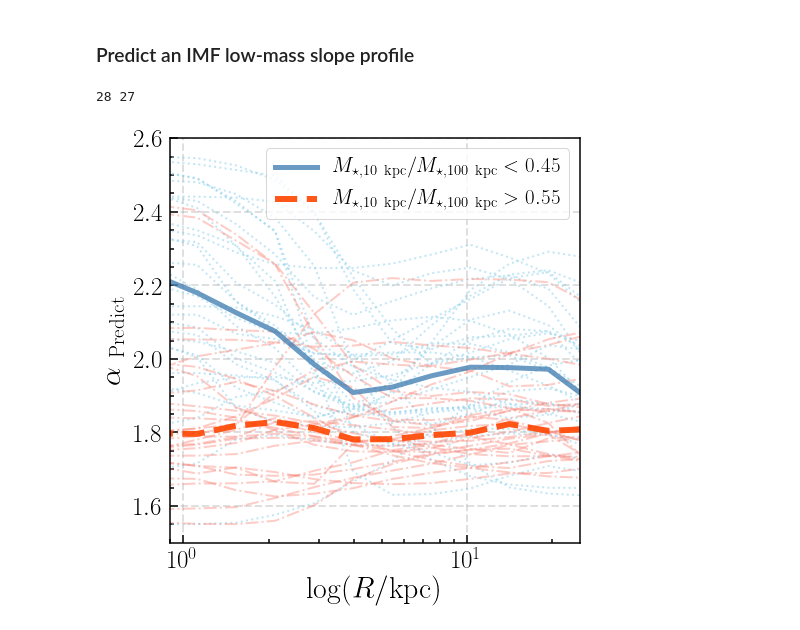
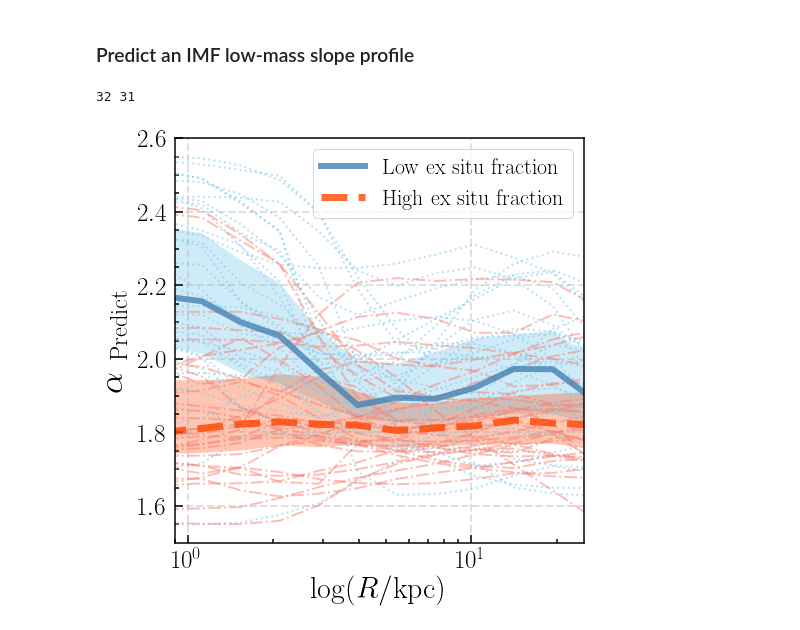
Before and after one commit to dr-guangtou/riker, a Jupyter notebook: demo/tng_m100_m10_exsitu.ipynb, the cells around one changed output. Saved outputs shown, nothing was run; the diff lists cells and outputs as text; code cells hidden in the pictures.

Commit message:
New figure with uncertainty range"

```diff
--- a/demo/tng_m100_m10_exsitu.ipynb
+++ b/demo/tng_m100_m10_exsitu.ipynb
@@ -382,45 +382,70 @@ def predict_imf_alpha(gal, alpha_ins=2.6, alpha_exs=1.5,
 
     return alpha_prof
 # %%
-exsitu_low = exsitu_use[exsitu_use['fmass_10'] > 0.55]
-exsitu_upp = exsitu_use[exsitu_use['fmass_10'] < 0.45]
+exsitu_low = exsitu_use[exsitu_use['fmass_10'] > 0.54]
+exsitu_upp = exsitu_use[exsitu_use['fmass_10'] < 0.46]
 
 print(len(exsitu_low), len(exsitu_upp))
 # %% [output]
-28 27
+32 31
 # %%
-exsitu_low_alpha = np.median([predict_imf_alpha(gal) for gal in exsitu_low], axis=0)
-exsitu_upp_alpha = np.median([predict_imf_alpha(gal) for gal in exsitu_upp], axis=0)
+import itertools
+
+low_profiles = []
+upp_profiles = []
+
+for _ in itertools.repeat(None, 2000):
+    low_profiles.append(
+        np.median([predict_imf_alpha(gal) for gal in np.random.choice(exsitu_low, 4)], axis=0)
+    )
+
+    upp_profiles.append(
+        np.median([predict_imf_alpha(gal) for gal in np.random.choice(exsitu_upp, 4)], axis=0)
+    )
+# %%
+exsitu_low_alpha = np.median([predict_imf_alpha(gal) for gal in exsitu_low], axis=0)
+exsitu_upp_alpha = np.median([predict_imf_alpha(gal) for gal in exsitu_upp], axis=0)
+
+exsitu_low_16 = np.percentile(low_profiles, 16, axis=0)
+exsitu_low_84 = np.percentile(low_profiles, 84, axis=0)
+
+exsitu_upp_16 = np.percentile(upp_profiles, 16, axis=0)
+exsitu_upp_84 = np.percentile(upp_profiles, 84, axis=0)
 # %%
 fig_1 = plt.figure(figsize=(6.5, 6.5))
 fig_1.subplots_adjust(left=0.12, right=0.995, bottom=0.13,
                       top=0.995, wspace=0.00, hspace=0.00)
 ax1 = fig_1.add_subplot(111)
 
 ax1.grid(linestyle='--', linewidth=2, alpha=0.4, zorder=0)
 
 ax1.set_xscale('log')
 
 for gal in exsitu_low:
-    ax1.plot(gal['rad'], predict_imf_alpha(gal), alpha=0.5, c='skyblue',
+    ax1.plot(gal['rad'], predict_imf_alpha(gal), alpha=0.6, c='skyblue',
              linewidth=2.0, linestyle=':', label='__no_label__')
 
 for gal in exsitu_upp:
-    ax1.plot(gal['rad'], predict_imf_alpha(gal), alpha=0.4, c='salmon',
+    ax1.plot(gal['rad'], predict_imf_alpha(gal), alpha=0.5, c='salmon',
              linewidth=2.0, linestyle='-.', label='__no_label__')
 
 
+ax1.fill_between(gal['rad'], exsitu_low_16, exsitu_low_84, alpha=0.4, facecolor='skyblue')
+
+ax1.fill_between(gal['rad'], exsitu_upp_16, exsitu_upp_84, alpha=0.3, facecolor='orangered')
+
+
 ax1.plot(gal['rad'], exsitu_low_alpha, alpha=0.8, c='steelblue',
-         linewidth=5.0, linestyle='-', label=r'$M_{\star,10\ \rm kpc}/M_{\star,100\ \rm kpc} < 0.45$')
+         linewidth=6.0, linestyle='-', label=r'$\rm Low\ ex\ situ\ fraction$')
 
-ax1.plot(gal['rad'], exsitu_upp_alpha, alpha=0.9, c='orangered',
-         linewidth=6.0, linestyle='--', label=r'$M_{\star,10\ \rm kpc}/M_{\star,100\ \rm kpc} > 0.55$')
+ax1.plot(gal['rad'], exsitu_upp_alpha, alpha=0.8, c='orangered',
+         linewidth=7.0, linestyle='--', label=r'$\rm High\ ex\ situ\ fraction$')
 
-ax1.legend(fontsize=21, loc='best')
+ax1.legend(fontsize=22, loc='best')
 
 ax1.set_xlim(0.9, 25)
 
 _ = ax1.set_xlabel(r'$\log (R/\rm kpc)$', fontsize=30)
-_ = ax1.set_ylabel(r'$\alpha_{\ \rm Predict}$', fontsize=30)
+_ = ax1.set_ylabel(r'$\alpha_{\ \rm Predict}$', fontsize=35)
 # %% [output]
-[figure, old version]
+[figure, new version]
```
